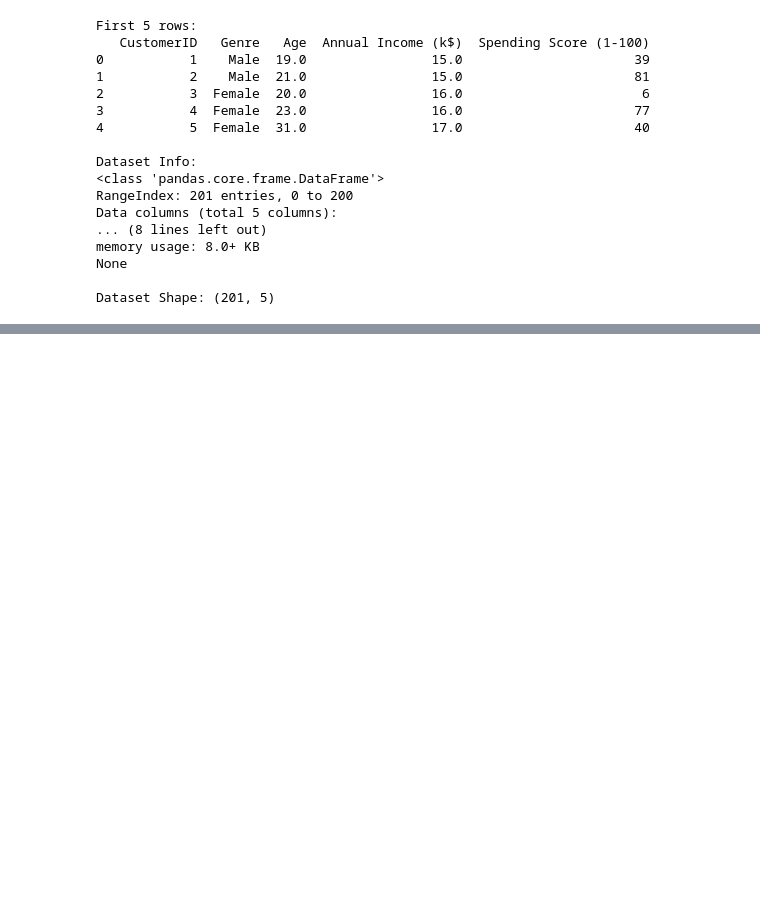
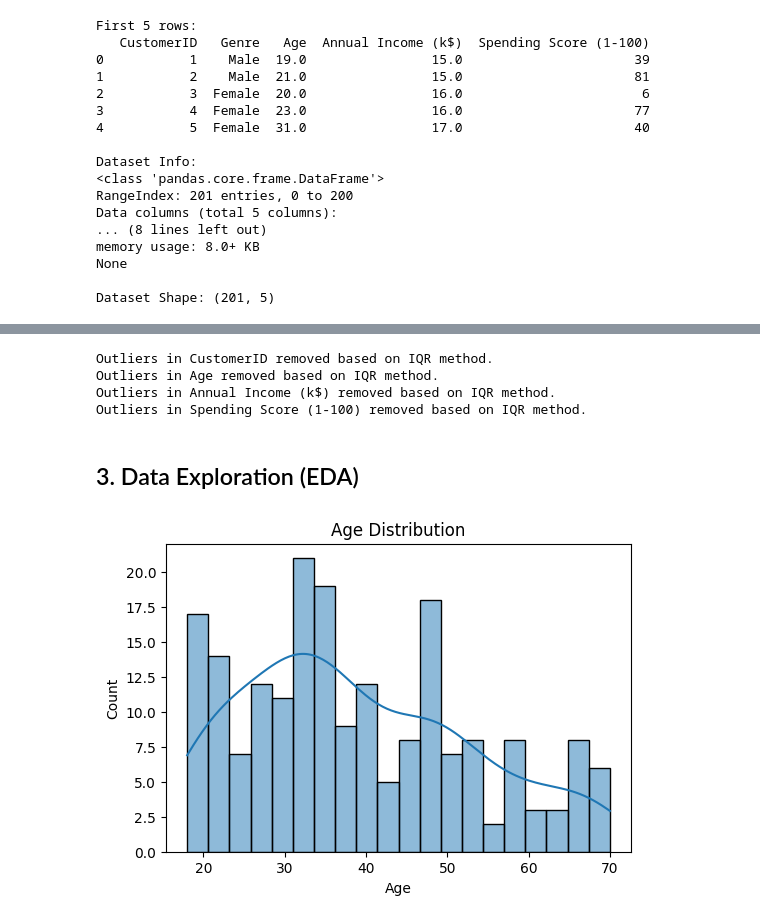
Before and after one commit to iamabdirazak/Customer-Segmentation, a Jupyter notebook: Customer Segmentation.ipynb, the cells around one changed output, grey strips where cells are left out. Cells and saved outputs as stored; diff of their text form; code cells hidden in the pictures; blank space fills up the shorter version.

```diff
--- a/Customer Segmentation.ipynb
+++ b/Customer Segmentation.ipynb
@@ -41,0 +161,29 @@ Dataset Shape: (201, 5)
+# %%
+# Decide whether to keep or remove outliers and justify.
+# For simplicity, let's remove outliers based on IQR method.
+for col in df.select_dtypes(include=[np.number]).columns:
+    Q1 = df[col].quantile(0.25)
+    Q3 = df[col].quantile(0.75)
+    IQR = Q3 - Q1
+    lower_bound = Q1 - 1.5 * IQR
+    upper_bound = Q3 + 1.5 * IQR
+    df = df[(df[col] >= lower_bound) & (df[col] <= upper_bound)]
+    print(f"Outliers in {col} removed based on IQR method.")
+# %% [output]
+Outliers in CustomerID removed based on IQR method.
+Outliers in Age removed based on IQR method.
+Outliers in Annual Income (k$) removed based on IQR method.
+Outliers in Spending Score (1-100) removed based on IQR method.
+# %% [markdown]
+## 3. Data Exploration (EDA)
+# %%
+import matplotlib.pyplot as plt
+import seaborn as sns
+
+# Example: distribution of Age
+plt.figure(figsize=(6,4))
+sns.histplot(df['Age'], kde=True, bins=20)
+plt.title("Age Distribution")
+plt.show()
+# %% [output]
+[figure, added]
```
Also changed, not shown: parts of 47 cells of this notebook.
